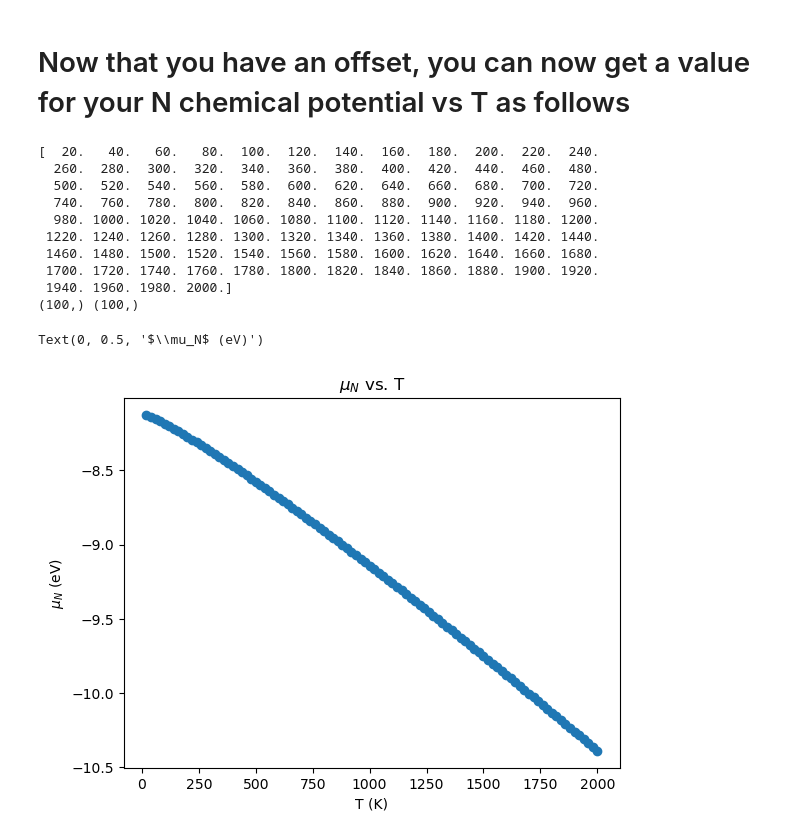
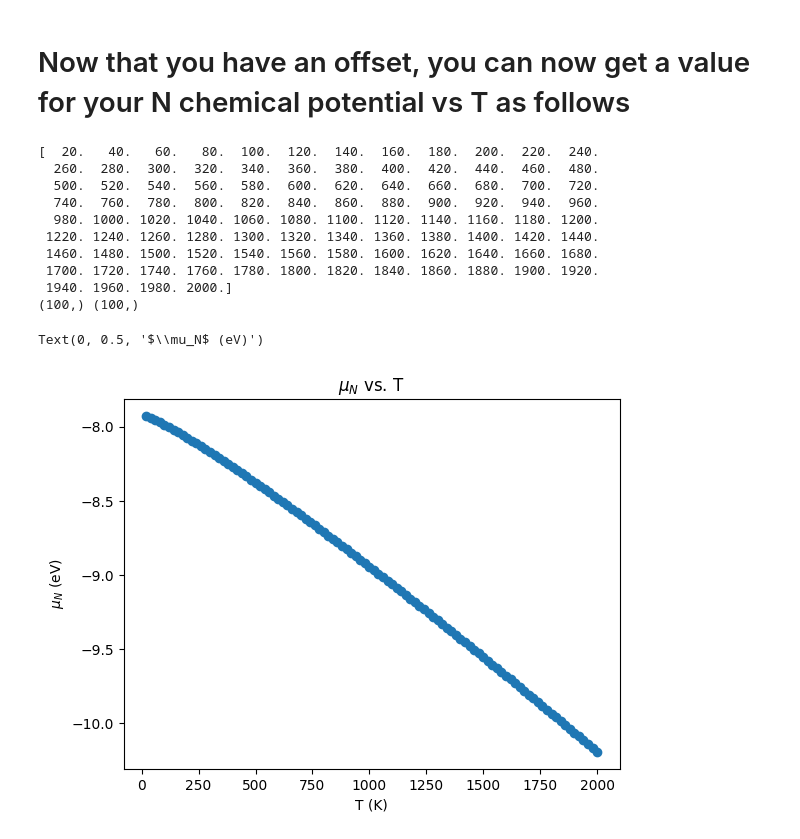
Before and after one commit to jli5373/chemical_potentials, a Jupyter notebook: examples/nitrogen_chemical_potential.ipynb, the cells around one changed output. Drawn from its saved outputs; the diff is of its cells as text; code cells hidden in the pictures.

```diff
--- a/examples/nitrogen_chemical_potential.ipynb
+++ b/examples/nitrogen_chemical_potential.ipynb
@@ -265,7 +262,7 @@ dH_ZrN_fcc = dH_vasp_ZrN_fcc - dH_from_janaf_ZrN_fcc[0]
 # %% [markdown]
 # Plot differences in formation enthalpy (VASP vs JANAF)
 # %%
-i = 1 # you can use this to change the T value you want to look at
+i = 3 # you can use this to change the T value you want to look at
 fig2, ax2 = plt.subplots()
 ax2.plot(T,dH_TiN_fcc,label=r'$TiN$ fcc',linestyle='dotted',color='blue')
 ax2.plot(T,dH_AlN_wurtzite,label=r'$AlN$ wurtzite',linestyle='dotted',color='yellow')
@@ -346,32 +343,32 @@ Next try setting additional offset to  0.2037656851289001 eV/N
 # Now that you have an offset, you can now get a value for your N chemical potential vs T as follows
 # %%
 #Inputs
-additional_offset = 0.20376568512889898 #eV/N This value you'll need to get from the previous step
+additional_offset = 0.4020269921976742 #eV/N This value you'll need to get from the previous step
 N2_molecule_vasp = -16.64101840/2 #PBE N2 molecule (per atom) from you rcalculations
 
 T_list = np.linspace(20,2000,100) #some array of temperatures
 N_mu = np.zeros(T_list.shape) #initialize array of mu_N values
 print(T_list)
 for idx,i in enumerate(T_list):
     N_mu[idx] = ncp.nitrogen_mu_0(i,offset=N2_molecule_vasp+additional_offset) #get mu_N at each temperature
 print(T_list.shape,N_mu.shape)
 
 #plot mu_N vs T
 fig, ax5 = plt.subplots()
 ax5.scatter(T_list,N_mu)
 ax5.set_title(r'$\mu_N$ vs. T')
 plt.xlabel("T (K)")
 plt.ylabel("$\mu_N$ (eV)")
 # %% [output]
 [  20.   40.   60.   80.  100.  120.  140.  160.  180.  200.  220.  240.
   260.  280.  300.  320.  340.  360.  380.  400.  420.  440.  460.  480.
   500.  520.  540.  560.  580.  600.  620.  640.  660.  680.  700.  720.
   740.  760.  780.  800.  820.  840.  860.  880.  900.  920.  940.  960.
   980. 1000. 1020. 1040. 1060. 1080. 1100. 1120. 1140. 1160. 1180. 1200.
  1220. 1240. 1260. 1280. 1300. 1320. 1340. 1360. 1380. 1400. 1420. 1440.
  1460. 1480. 1500. 1520. 1540. 1560. 1580. 1600. 1620. 1640. 1660. 1680.
  1700. 1720. 1740. 1760. 1780. 1800. 1820. 1840. 1860. 1880. 1900. 1920.
  1940. 1960. 1980. 2000.]
 (100,) (100,)
 Text(0, 0.5, '$\\mu_N$ (eV)')
-[figure, old version]
+[figure, new version]
```
Also changed, not shown: parts of 6 cells of this notebook.
